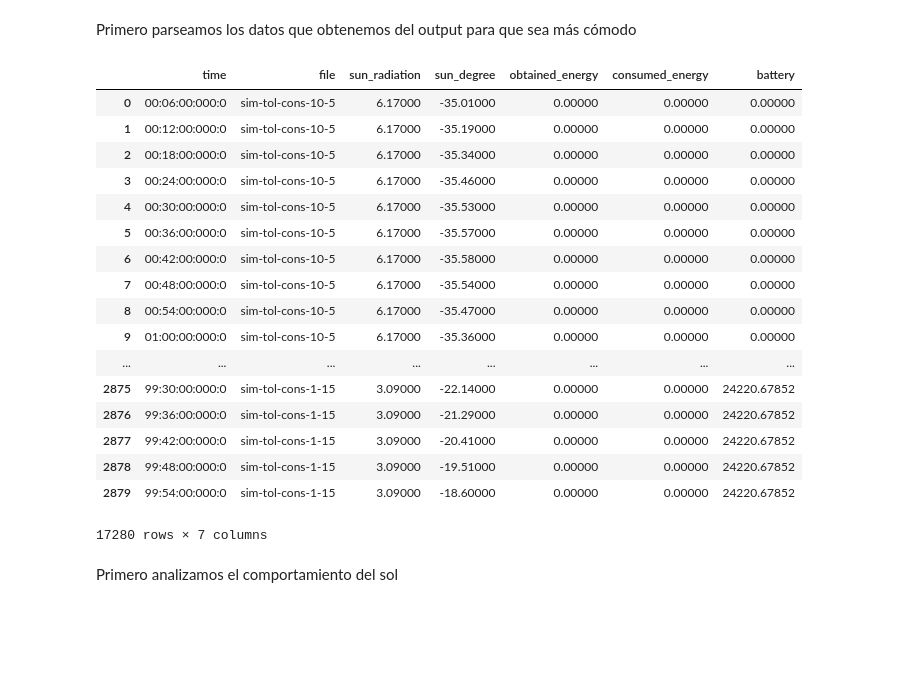
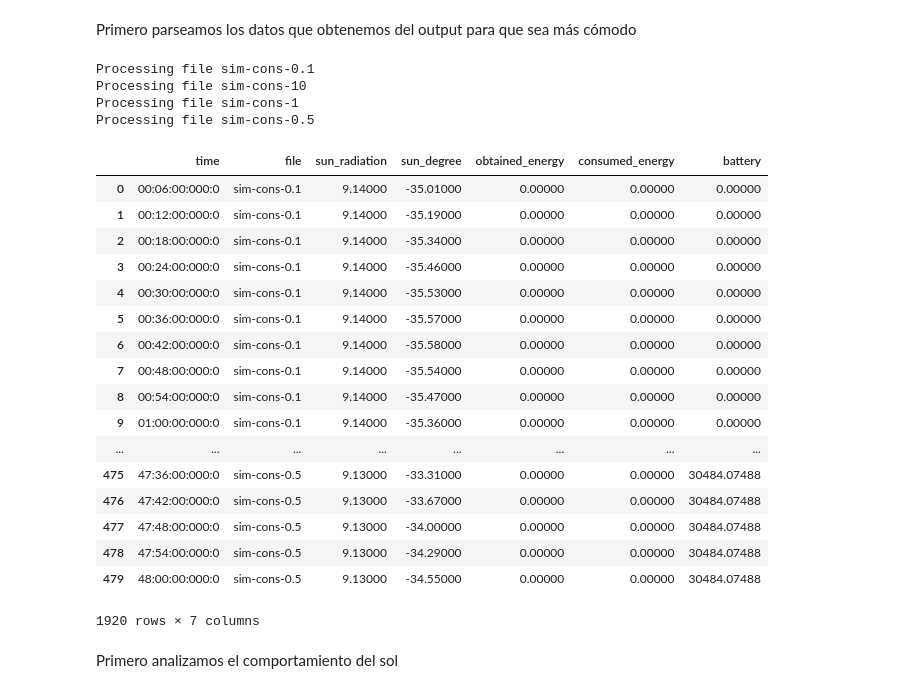
Before and after one commit to scherman/sed-tp1, a Jupyter notebook: notebook/analisis_exp.ipynb, the cells around one changed output. Drawn from its saved outputs; the diff is of its cells as text; code cells hidden in the pictures; blank space fills up the shorter version.

```diff
--- a/notebook/analisis_exp.ipynb
+++ b/notebook/analisis_exp.ipynb
@@ -28,36 +12,31 @@ def process_file(f, filename):
 # %% [markdown]
 Primero parseamos los datos que obtenemos del output para que sea más cómodo
-# %%
-import os
-
-df = pd.DataFrame()
-for file in os.listdir():
-    if (not file.startswith('sim')):
-        continue
-
-    with open(file + '/output', 'r') as f:
-        current_df = process_file(f, file)
-        df = df.append(current_df)
-df
-# %% [output]
-|  | time | file | sun_radiation | sun_degree | obtained_energy | consumed_energy | battery |
-| 0 | 00:06:00:000:0 | sim-tol-cons-10-5 | 6.17000 | -35.01000 | 0.00000 | 0.00000 | 0.00000 |
-| 1 | 00:12:00:000:0 | sim-tol-cons-10-5 | 6.17000 | -35.19000 | 0.00000 | 0.00000 | 0.00000 |
-| 2 | 00:18:00:000:0 | sim-tol-cons-10-5 | 6.17000 | -35.34000 | 0.00000 | 0.00000 | 0.00000 |
-| 3 | 00:24:00:000:0 | sim-tol-cons-10-5 | 6.17000 | -35.46000 | 0.00000 | 0.00000 | 0.00000 |
-| 4 | 00:30:00:000:0 | sim-tol-cons-10-5 | 6.17000 | -35.53000 | 0.00000 | 0.00000 | 0.00000 |
-| 5 | 00:36:00:000:0 | sim-tol-cons-10-5 | 6.17000 | -35.57000 | 0.00000 | 0.00000 | 0.00000 |
-| 6 | 00:42:00:000:0 | sim-tol-cons-10-5 | 6.17000 | -35.58000 | 0.00000 | 0.00000 | 0.00000 |
-| 7 | 00:48:00:000:0 | sim-tol-cons-10-5 | 6.17000 | -35.54000 | 0.00000 | 0.00000 | 0.00000 |
-| 8 | 00:54:00:000:0 | sim-tol-cons-10-5 | 6.17000 | -35.47000 | 0.00000 | 0.00000 | 0.00000 |
-| 9 | 01:00:00:000:0 | sim-tol-cons-10-5 | 6.17000 | -35.36000 | 0.00000 | 0.00000 | 0.00000 |
-| ... | ... | ... | ... | ... | ... | ... | ... |
-| 2875 | 99:30:00:000:0 | sim-tol-cons-1-15 | 3.09000 | -22.14000 | 0.00000 | 0.00000 | 24220.67852 |
-| 2876 | 99:36:00:000:0 | sim-tol-cons-1-15 | 3.09000 | -21.29000 | 0.00000 | 0.00000 | 24220.67852 |
-| 2877 | 99:42:00:000:0 | sim-tol-cons-1-15 | 3.09000 | -20.41000 | 0.00000 | 0.00000 | 24220.67852 |
-| 2878 | 99:48:00:000:0 | sim-tol-cons-1-15 | 3.09000 | -19.51000 | 0.00000 | 0.00000 | 24220.67852 |
-| 2879 | 99:54:00:000:0 | sim-tol-cons-1-15 | 3.09000 | -18.60000 | 0.00000 | 0.00000 | 24220.67852 |
-17280 rows × 7 columns
+# %%
+df = fetch_sim_data('sim')
+df
+# %% [output]
+Processing file sim-cons-0.1
+Processing file sim-cons-10
+Processing file sim-cons-1
+Processing file sim-cons-0.5
+|  | time | file | sun_radiation | sun_degree | obtained_energy | consumed_energy | battery |
+| 0 | 00:06:00:000:0 | sim-cons-0.1 | 9.14000 | -35.01000 | 0.00000 | 0.00000 | 0.00000 |
+| 1 | 00:12:00:000:0 | sim-cons-0.1 | 9.14000 | -35.19000 | 0.00000 | 0.00000 | 0.00000 |
+| 2 | 00:18:00:000:0 | sim-cons-0.1 | 9.14000 | -35.34000 | 0.00000 | 0.00000 | 0.00000 |
+| 3 | 00:24:00:000:0 | sim-cons-0.1 | 9.14000 | -35.46000 | 0.00000 | 0.00000 | 0.00000 |
+| 4 | 00:30:00:000:0 | sim-cons-0.1 | 9.14000 | -35.53000 | 0.00000 | 0.00000 | 0.00000 |
+| 5 | 00:36:00:000:0 | sim-cons-0.1 | 9.14000 | -35.57000 | 0.00000 | 0.00000 | 0.00000 |
+| 6 | 00:42:00:000:0 | sim-cons-0.1 | 9.14000 | -35.58000 | 0.00000 | 0.00000 | 0.00000 |
+| 7 | 00:48:00:000:0 | sim-cons-0.1 | 9.14000 | -35.54000 | 0.00000 | 0.00000 | 0.00000 |
+| 8 | 00:54:00:000:0 | sim-cons-0.1 | 9.14000 | -35.47000 | 0.00000 | 0.00000 | 0.00000 |
+| 9 | 01:00:00:000:0 | sim-cons-0.1 | 9.14000 | -35.36000 | 0.00000 | 0.00000 | 0.00000 |
+| ... | ... | ... | ... | ... | ... | ... | ... |
+| 475 | 47:36:00:000:0 | sim-cons-0.5 | 9.13000 | -33.31000 | 0.00000 | 0.00000 | 30484.07488 |
+| 476 | 47:42:00:000:0 | sim-cons-0.5 | 9.13000 | -33.67000 | 0.00000 | 0.00000 | 30484.07488 |
+| 477 | 47:48:00:000:0 | sim-cons-0.5 | 9.13000 | -34.00000 | 0.00000 | 0.00000 | 30484.07488 |
+| 478 | 47:54:00:000:0 | sim-cons-0.5 | 9.13000 | -34.29000 | 0.00000 | 0.00000 | 30484.07488 |
+| 479 | 48:00:00:000:0 | sim-cons-0.5 | 9.13000 | -34.55000 | 0.00000 | 0.00000 | 30484.07488 |
+1920 rows × 7 columns
 # %% [markdown]
 Primero analizamos el comportamiento del sol
 # %%
```
Also changed, not shown: parts of 6 cells of this notebook, 1 other file.
